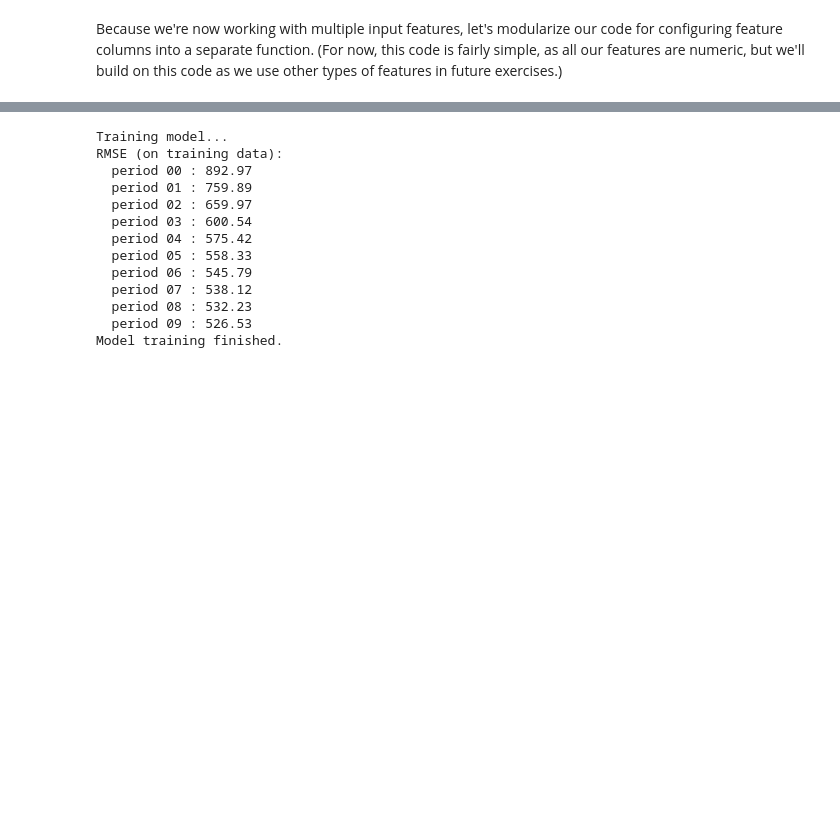
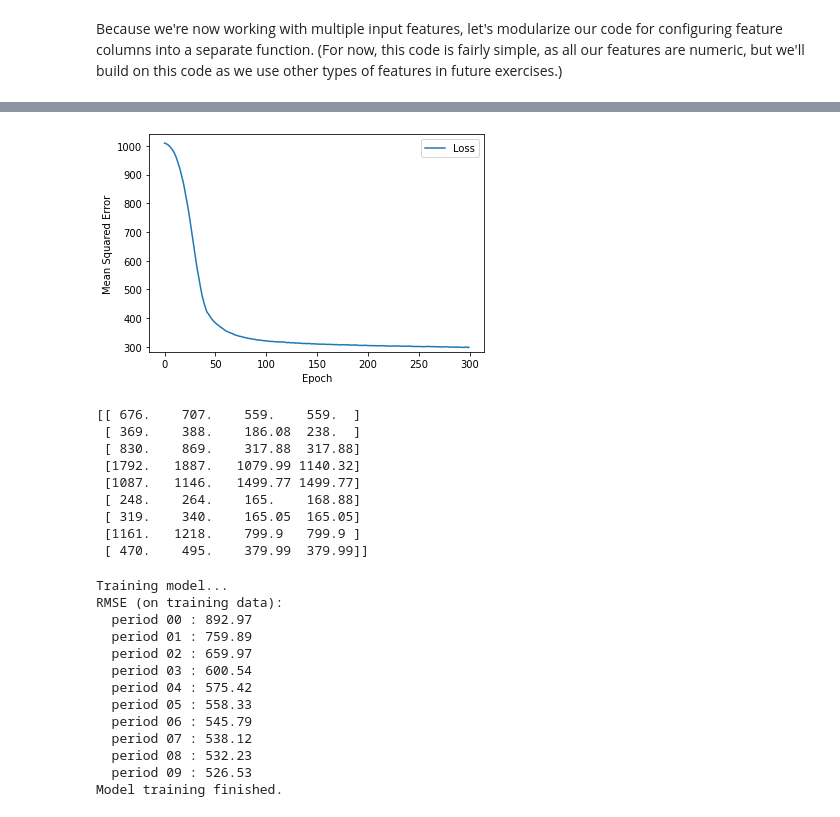
Before and after one commit to vincentmin/Big_Data_Analysis_Course, a Jupyter notebook: assignment_2.ipynb, the cells around one changed output, grey strips where cells are left out. Saved outputs shown, nothing was run; the diff lists cells and outputs as text; code cells hidden in the pictures; blank space fills up the shorter version.

```diff
--- a/assignment_2.ipynb
+++ b/assignment_2.ipynb
@@ -220,2 +236,70 @@ ValueError: ignored
 # %% [markdown]
 Because we're now working with multiple input features, let's modularize our code for configuring feature columns into a separate function. (For now, this code is fairly simple, as all our features are numeric, but we'll build on this code as we use other types of features in future exercises.)
+# %%
+##@title Define functions to create and train a linear regression model
+def create_model(my_learning_rate, feature_layer):
+  model = tf.keras.models.Sequential()
+  model.add(feature_layer)
+  model.add(tf.keras.layers.Dense(units=20,
+                                  activation='relu',
+                                  name='Hidden1'))
+  model.add(tf.keras.layers.Dense(units=12,
+                                  activation='relu',
+                                  name='Hidden2'))
+  model.add(tf.keras.layers.Dense(units=2))
+
+  # Construct the layers into a model that TensorFlow can execute.
+  model.compile(optimizer=tf.keras.optimizers.RMSprop(lr=my_learning_rate),
+                loss="mean_squared_error",
+                metrics=[tf.keras.metrics.RootMeanSquaredError()])
+
+  return model
+
+def train_model(model, dataset, epochs, batch_size, validation_split,
+                label_name1, label_name2):
+  """Feed a dataset into the model in order to train it."""
+
+  # Split the dataset into features and label.
+  # features = {name:np.array(value) for name, value in dataset.items()}
+  features = {name:np.array(value) for name, value in dataset.items()}
+  label = np.array([features.pop(label_name1),features.pop(label_name2)]).T
+  # label = np.array(features.pop(label_name))
+
+  history = model.fit(x=features, y=label, batch_size=batch_size,
+                      epochs=epochs, shuffle=True,
+                      validation_split = validation_split)
+  print(history.history.keys())
+  # Get details that will be useful for plotting the loss curve.
+  epochs = history.epoch
+  hist = pd.DataFrame(history.history)
+  rmse = hist["root_mean_squared_error"]
+
+  return epochs, rmse
+
+print("Defined the create_model and train_model functions.")
+
+# The following variables are the hyperparameters.
+learning_rate = .005
+epochs = 300
+batch_size = 100
+validation_split = 0.2
+label_name1 = "min_price"
+label_name2 = "max_price"
+
+all_vars = my_vars.copy()
+all_vars.extend([label_name1,label_name2])
+train_df_small = train_df_norm[all_vars]
+
+# Establish the model's topography.
+my_model = create_model(learning_rate, my_feature_layer)
+
+# Train the model on the normalized training set.
+epochs, mse = train_model(my_model, train_df_small, epochs, batch_size, validation_split, label_name1, label_name2)
+plot_the_loss_curve(epochs, mse)
+
+train_df_x = {name:np.array(value) for name, value in train_df_small[1:10].items()}
+predictions = my_model.predict(train_df_x)
+predictions = np.around(predictions)
+targets = np.array([train_df_x[label_name1],train_df_x[label_name2]]).T
+print(np.c_[predictions, targets])
+# %% [output]
@@ -222,3 +323,13 @@ Because we're now working with multiple input features, let's modularize our cod
+[figure, added]
+[[ 676.    707.    559.    559.  ]
+ [ 369.    388.    186.08  238.  ]
+ [ 830.    869.    317.88  317.88]
+ [1792.   1887.   1079.99 1140.32]
+ [1087.   1146.   1499.77 1499.77]
+ [ 248.    264.    165.    168.88]
+ [ 319.    340.    165.05  165.05]
+ [1161.   1218.    799.9   799.9 ]
+ [ 470.    495.    379.99  379.99]]
 # %%
 def construct_feature_columns(input_features):
   """Construct the TensorFlow Feature Columns.
```
Also changed, not shown: parts of 8 cells of this notebook.
